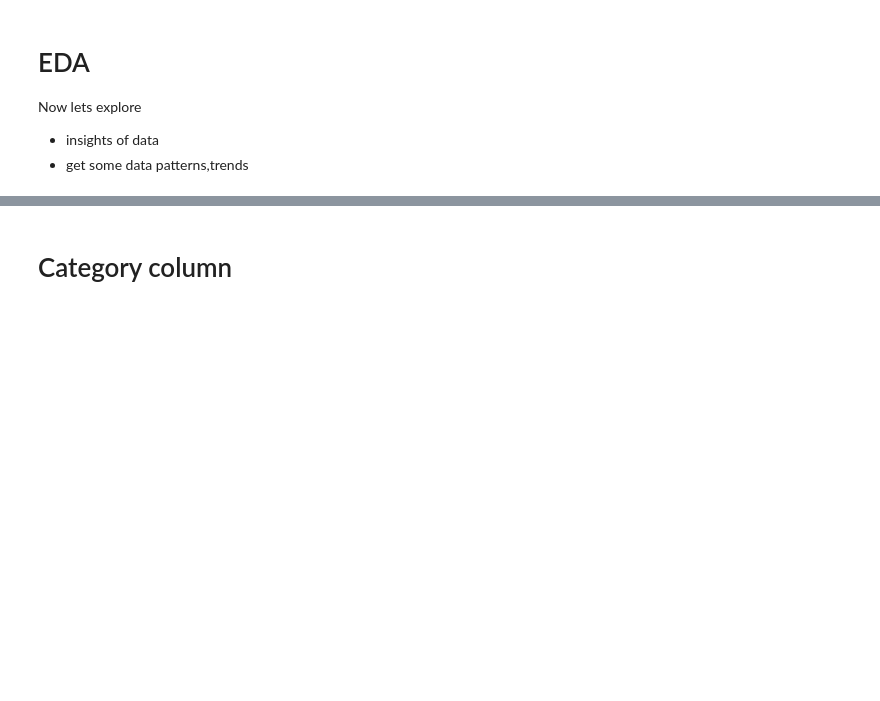
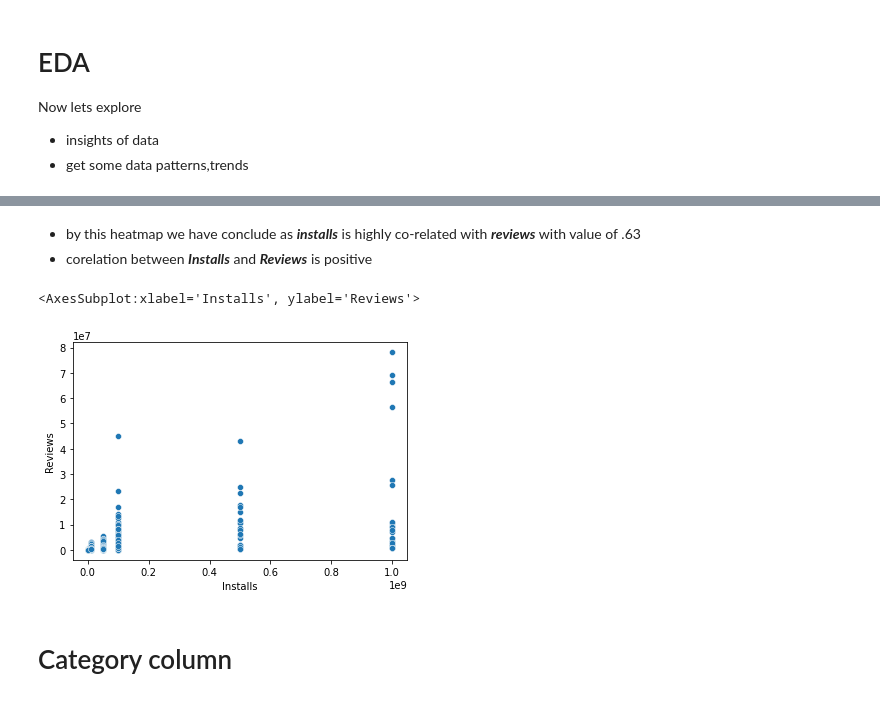
Before and after one commit to MIlanJP/project-eda, a Jupyter notebook: Play Store App Review Analysis - Capstone Project.ipynb, the cells around one changed output, grey strips where cells are left out. Saved outputs shown, nothing was run; the diff lists cells and outputs as text; code cells hidden in the pictures; blank space fills up the shorter version.

```diff
--- a/Play Store App Review Analysis - Capstone Project.ipynb
+++ b/Play Store App Review Analysis - Capstone Project.ipynb
@@ -1103,3 +1124,11 @@ Now lets explore
+# %% [markdown]
+ - by this heatmap we have conclude as ***installs*** is highly co-related with ***reviews*** with value of .63
+ - corelation between ***Installs*** and ***Reviews*** is positive
+# %%
+sns.scatterplot(x=numerical_data["Installs"],y=numerical_data["Reviews"])
+# %% [output]
+<AxesSubplot:xlabel='Installs', ylabel='Reviews'>
+[figure, added]
 # %% [markdown]
 # Category column
 # %%
```
Also changed, not shown: parts of 58 cells of this notebook.
